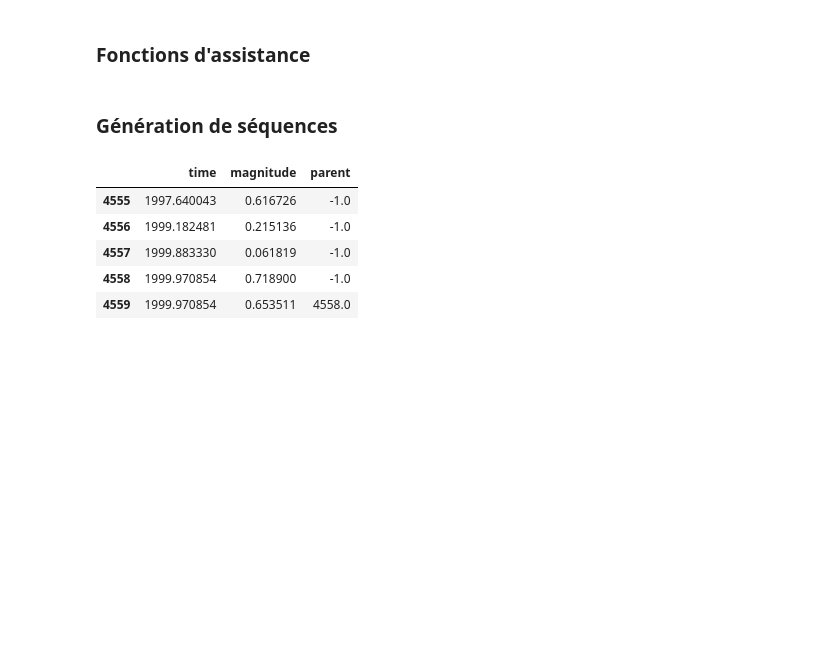
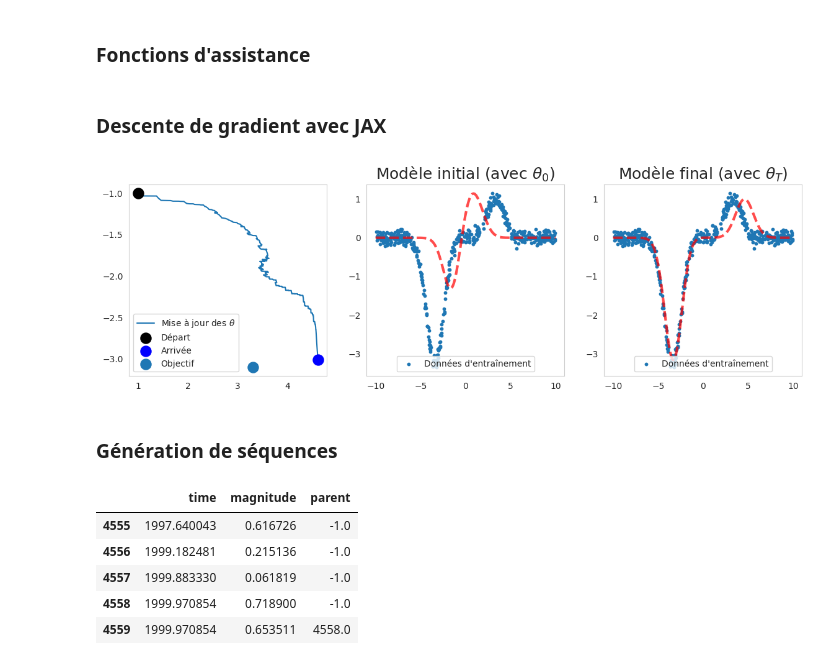
Before and after one commit to alphonsepaix/recast, a Jupyter notebook: notebooks/figures.ipynb, the cells around one changed output. Drawn from its saved outputs; the diff is of its cells as text; code cells hidden in the pictures; blank space fills up the shorter version.

Commit message:
Descente de gradient avec JAX

```diff
--- a/notebooks/figures.ipynb
+++ b/notebooks/figures.ipynb
@@ -108,3 +189,13 @@ def predict_and_plot(model: Model, seq: np.ndarray, n_before: int,
+# %% [markdown]
+### Descente de gradient avec JAX
+# %%
+x_train, y_train = data_generation()
+thetas = sgd(F, x_train, y_train, theta_0 = jnp.array([1., -1.]),
+             lr=0.1, n_step=3000)
+plot_sgd(F, x_train, y_train, thetas)
+plt.savefig('../images/sgd.png', dpi=200, bbox_inches='tight')
+# %% [output]
+[figure, added]
 # %% [markdown]
 ### Génération de séquences
 # %%
```
Also changed, not shown: parts of 14 cells of this notebook.
